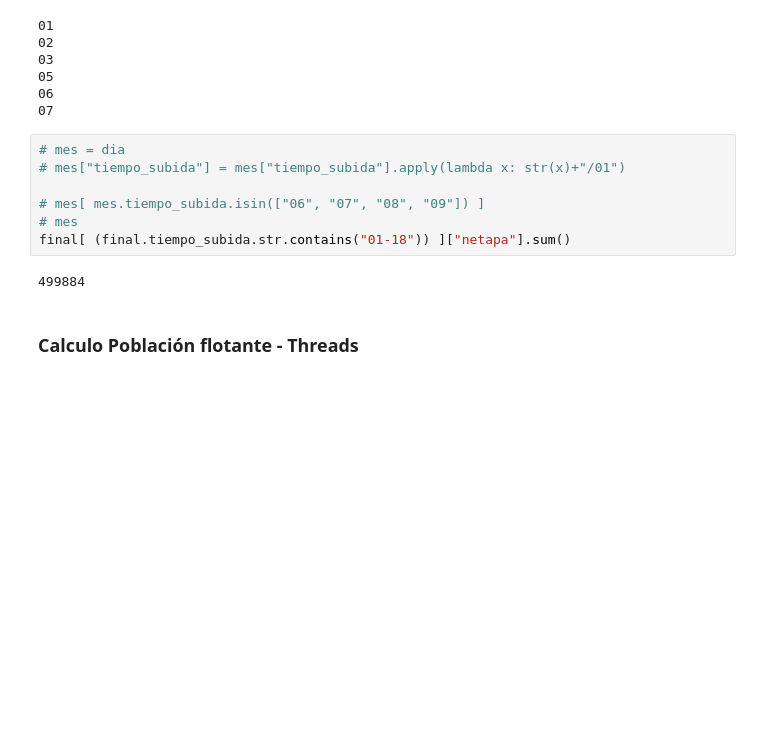
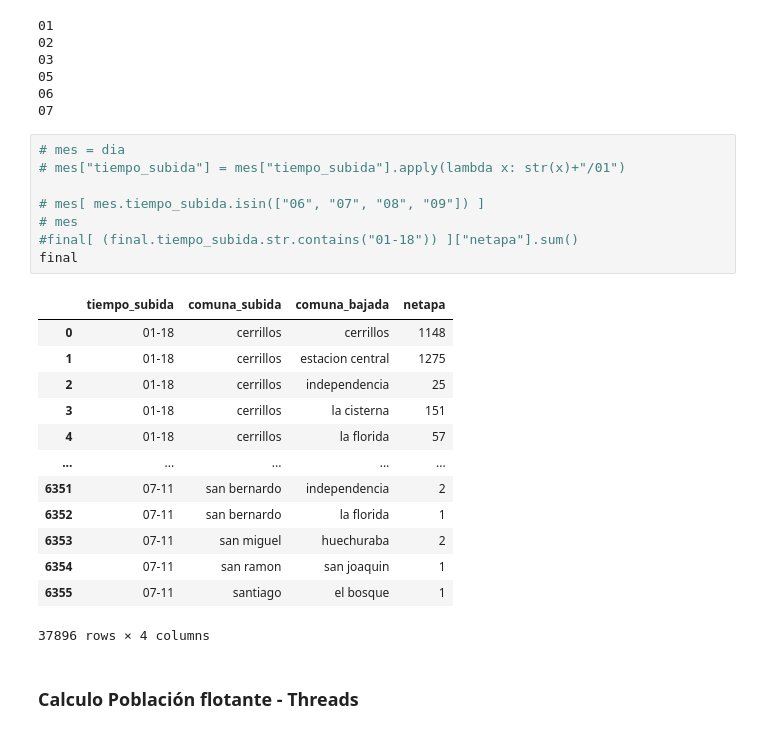
Before and after one commit to tanaxer01/mov-in-covid, a Jupyter notebook: cov_predictions_no_sarimax.ipynb, the cells around one changed output. Cells and saved outputs as stored; diff of their text form; blank space fills up the shorter version.

```diff
--- a/cov_predictions_no_sarimax.ipynb
+++ b/cov_predictions_no_sarimax.ipynb
@@ -211,12 +232,25 @@ for nombre, archivo in FILES.items():
 # %%
 # mes = dia
 # mes["tiempo_subida"] = mes["tiempo_subida"].apply(lambda x: str(x)+"/01")
 
 # mes[ mes.tiempo_subida.isin(["06", "07", "08", "09"]) ]
 # mes
-final[ (final.tiempo_subida.str.contains("01-18")) ]["netapa"].sum()
+#final[ (final.tiempo_subida.str.contains("01-18")) ]["netapa"].sum()
+final
 # %% [output]
+|  | tiempo_subida | comuna_subida | comuna_bajada | netapa |
+| 0 | 01-18 | cerrillos | cerrillos | 1148 |
+| 1 | 01-18 | cerrillos | estacion central | 1275 |
+| 2 | 01-18 | cerrillos | independencia | 25 |
+| 3 | 01-18 | cerrillos | la cisterna | 151 |
+| 4 | 01-18 | cerrillos | la florida | 57 |
+| ... | ... | ... | ... | ... |
+| 6351 | 07-11 | san bernardo | independencia | 2 |
+| 6352 | 07-11 | san bernardo | la florida | 1 |
+| 6353 | 07-11 | san miguel | huechuraba | 2 |
+| 6354 | 07-11 | san ramon | san joaquin | 1 |
+| 6355 | 07-11 | santiago | el bosque | 1 |
-499884
+37896 rows × 4 columns
 # %% [markdown]
 ### Calculo Población flotante - Threads
 # %%
```
Also changed, not shown: parts of 33 cells of this notebook.
